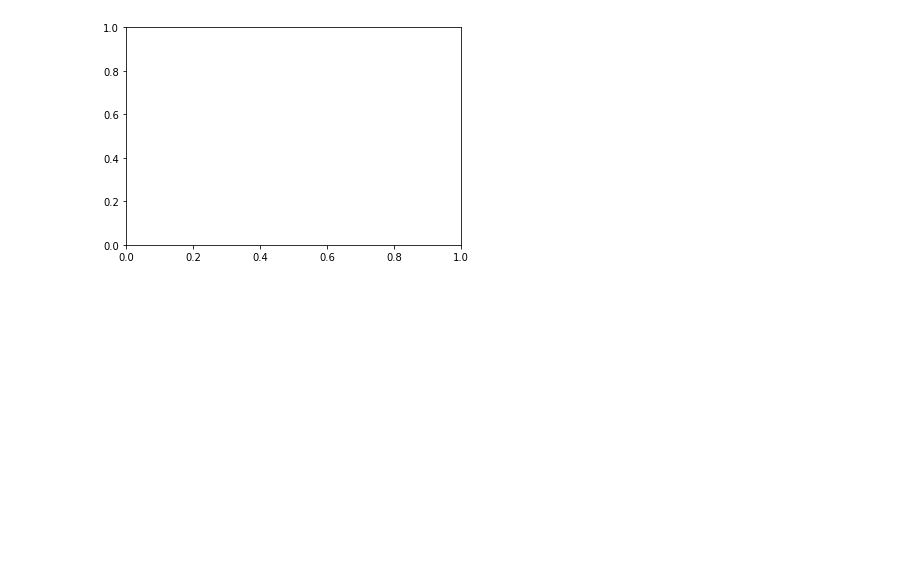
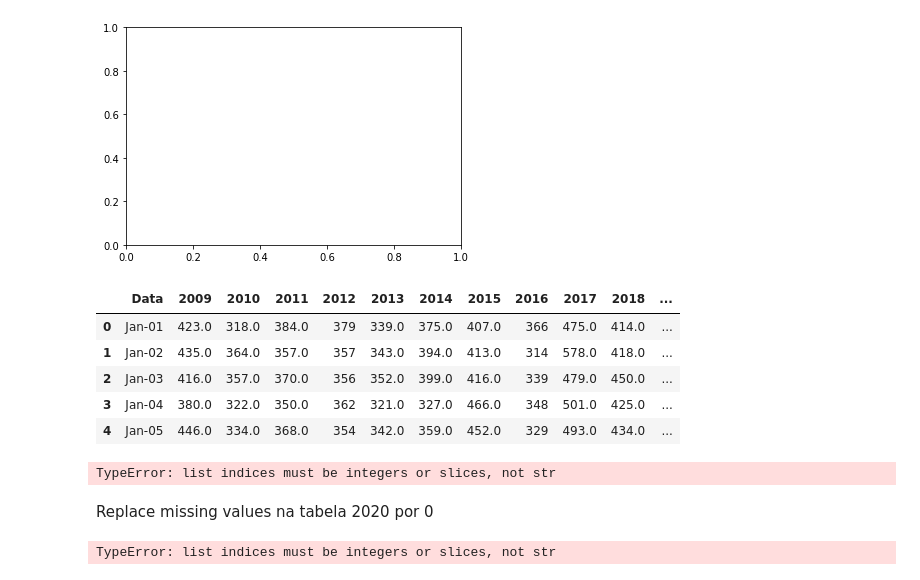
Before and after one commit to DianaA82332/Epidemiologia, a Jupyter notebook: mortalidade_covid.ipynb, the cells around one changed output. Saved outputs shown, nothing was run; the diff lists cells and outputs as text; code cells hidden in the pictures; blank space fills up the shorter version.

```diff
--- a/mortalidade_covid.ipynb
+++ b/mortalidade_covid.ipynb
@@ -98,3 +98,34 @@ df.plot.bar(figsize=(15, 8), x='data', title="Número de mortes em 2019")
 4464 rows affected.
 TypeError: unhashable type: 'numpy.ndarray'
 [figure]
+# %%
+import pandas as pd
+import numpy as np
+dados=pd.read_csv("/Users/dianamartins/Documents/GitHub/Epidemiologia/Mortalidade_Covid_Portugal/Dados_total.csv")
+dados.head()
+# %% [output]
+|  | Data | 2009 | 2010 | 2011 | 2012 | 2013 | 2014 | 2015 | 2016 | 2017 | 2018 | ... |
+| 0 | Jan-01 | 423.0 | 318.0 | 384.0 | 379 | 339.0 | 375.0 | 407.0 | 366 | 475.0 | 414.0 | ... |
+| 1 | Jan-02 | 435.0 | 364.0 | 357.0 | 357 | 343.0 | 394.0 | 413.0 | 314 | 578.0 | 418.0 | ... |
+| 2 | Jan-03 | 416.0 | 357.0 | 370.0 | 356 | 352.0 | 399.0 | 416.0 | 339 | 479.0 | 450.0 | ... |
+| 3 | Jan-04 | 380.0 | 322.0 | 350.0 | 362 | 321.0 | 327.0 | 466.0 | 348 | 501.0 | 425.0 | ... |
+| 4 | Jan-05 | 446.0 | 334.0 | 368.0 | 354 | 342.0 | 359.0 | 452.0 | 329 | 493.0 | 434.0 | ... |
+# %%
+dados['Data'] = dados['Data'].astype(int)
+# %% [output]
+TypeError: list indices must be integers or slices, not str
+# %% [markdown]
+Replace missing values na tabela 2020 por 0
+# %%
+import plotly.offline as py
+import plotly.graph_objs as go
+py.init_notebook_mode(connected=True)
+
+trace1 = go.Bar(x = dados['Data'],
+                y = dados['2019'])
+trace2 = go.Bar(x = dados['Data'],
+                y = dados['2020'])
+dados = [trace1, trace2]
+py.iplot(dados)
+# %% [output]
+TypeError: list indices must be integers or slices, not str
```
Also changed, not shown: parts of 1 cell of this notebook.
